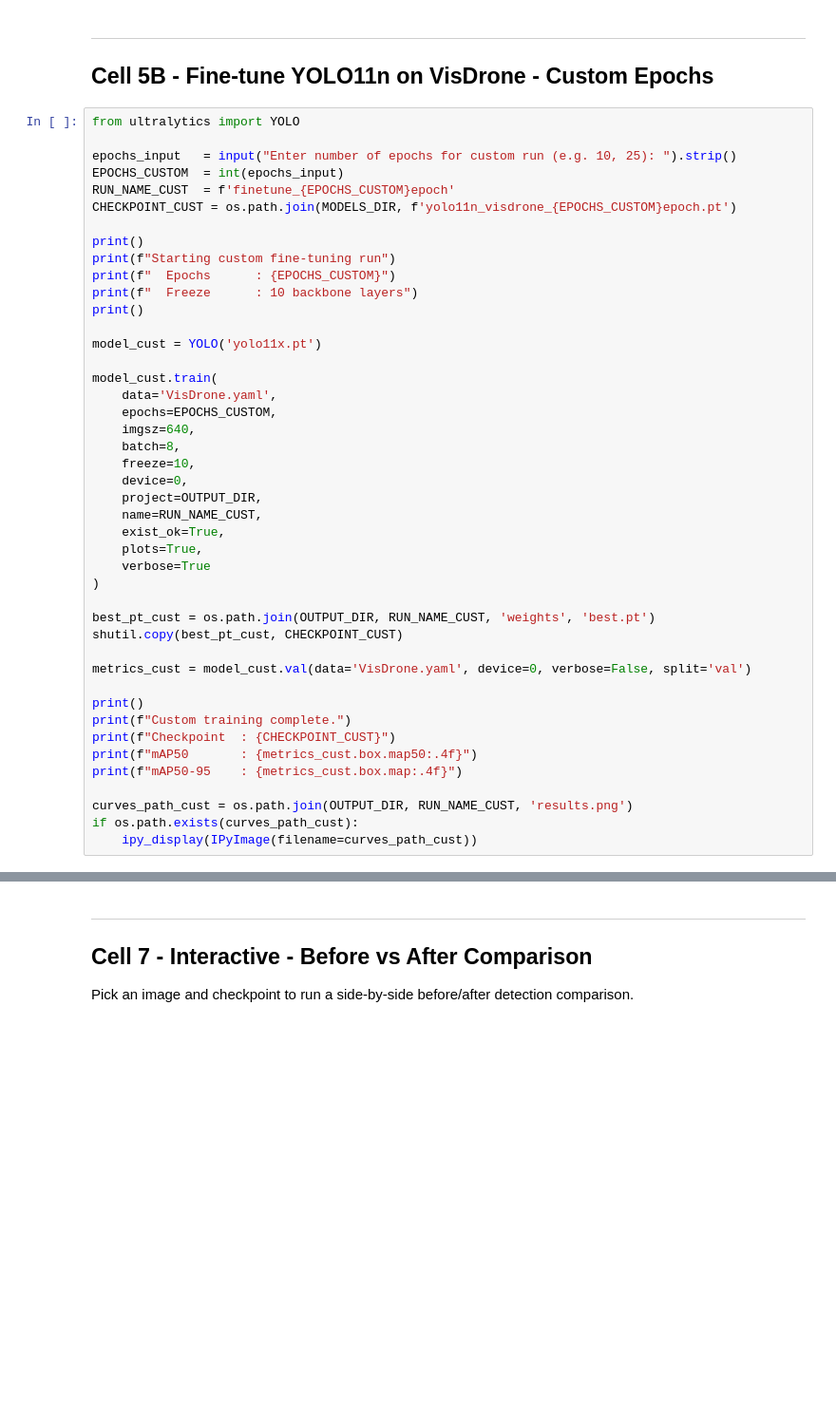
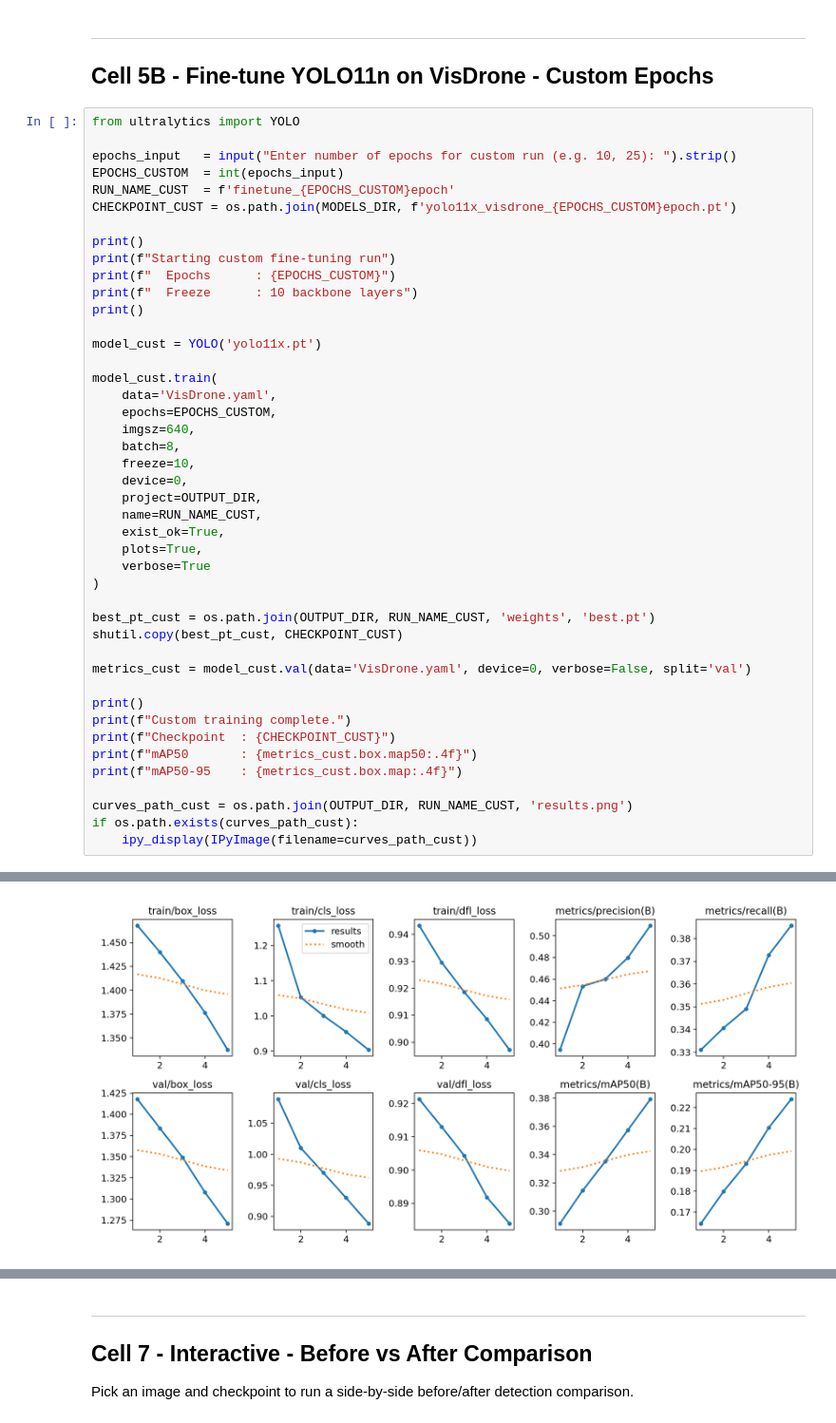
Before and after one commit to Andrew-Trautzsch/AdvAI-Final-Project, a Jupyter notebook: AdvAI_Final/detection.ipynb, the cells around one changed output, grey strips where cells are left out. Shown at 95% size. Drawn from its saved outputs; the diff is of its cells as text; blank space fills up the shorter version.

```diff
--- a/AdvAI_Final/detection.ipynb
+++ b/AdvAI_Final/detection.ipynb
@@ -306,7 +306,7 @@ from ultralytics import YOLO
 epochs_input   = input("Enter number of epochs for custom run (e.g. 10, 25): ").strip()
 EPOCHS_CUSTOM  = int(epochs_input)
 RUN_NAME_CUST  = f'finetune_{EPOCHS_CUSTOM}epoch'
-CHECKPOINT_CUST = os.path.join(MODELS_DIR, f'yolo11n_visdrone_{EPOCHS_CUSTOM}epoch.pt')
+CHECKPOINT_CUST = os.path.join(MODELS_DIR, f'yolo11x_visdrone_{EPOCHS_CUSTOM}epoch.pt')
 
 print()
 print(f"Starting custom fine-tuning run")
@@ -344,3 +344,4 @@ print(f"mAP50-95    : {metrics_cust.box.map:.4f}")
 curves_path_cust = os.path.join(OUTPUT_DIR, RUN_NAME_CUST, 'results.png')
 if os.path.exists(curves_path_cust):
     ipy_display(IPyImage(filename=curves_path_cust))
+# %% [output]
@@ -347,2 +382,3 @@ if os.path.exists(curves_path_cust):
+[figure, added]
 # %% [markdown]
 ---
```
Also changed, not shown: parts of 8 cells of this notebook, 1 other file.
